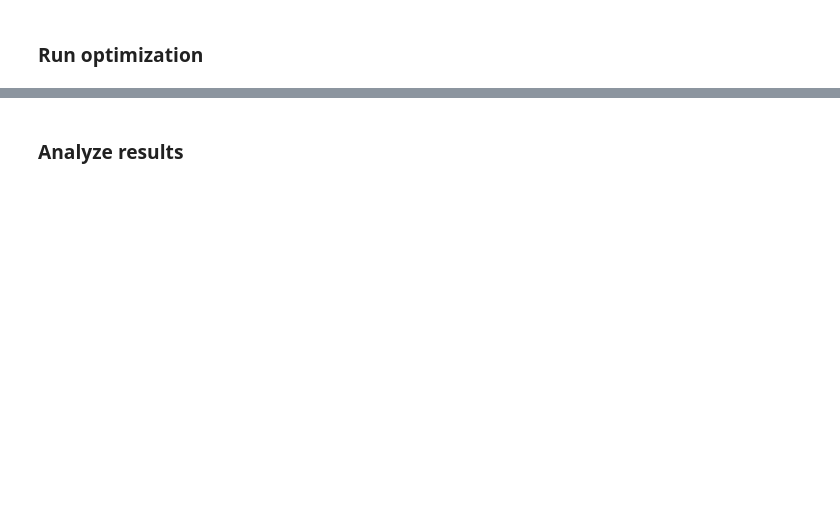
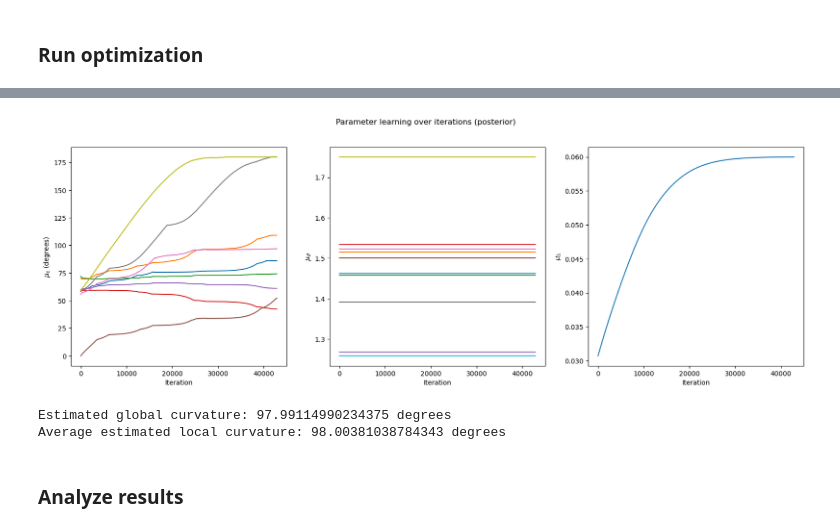
Before and after one commit to nguyen-td/perceptual-straightening, a Jupyter notebook: load_yoondata.ipynb, the cells around one changed output, grey strips where cells are left out. Saved outputs shown, nothing was run; the diff lists cells and outputs as text; code cells hidden in the pictures; blank space fills up the shorter version.

```diff
--- a/load_yoondata.ipynb
+++ b/load_yoondata.ipynb
@@ -113,3 +136,29 @@ Epoch: 63750, Loss: 578.0719773722228
+# %%
+fig, axs = plt.subplots(1, 3, figsize=(20, 6))
+
+axs[0].plot(c_post.T)
+axs[0].set_ylabel(r'$\mu_{c}$ (degrees)')
+
+axs[1].plot(d_post.T)
+axs[1].set_ylabel(r'$\mu_{d}$')
+
+axs[2].plot(l_post.T)
+axs[2].set_ylabel(r'$\mu_{\lambda}$')
+
+for i in range(3):
+    axs[i].set_xlabel('Iteration')
+
+fig.suptitle('Parameter learning over iterations (posterior)')
+plt.show()
+# %% [output]
+[figure, added]
+# %%
+est_global_curvature = torch.rad2deg(elbo.mu_prior_c.detach())
+print(f'Estimated global curvature: {est_global_curvature} degrees')
+print(f'Average estimated local curvature: {torch.rad2deg(torch.mean(elbo.mu_post_c).detach())} degrees')
+# %% [output]
+Estimated global curvature: 97.99114990234375 degrees
+Average estimated local curvature: 98.00381038784343 degrees
 # %% [markdown]
 ### Analyze results
 # %%
```
Also changed, not shown: parts of 6 cells of this notebook, 2 other files.
